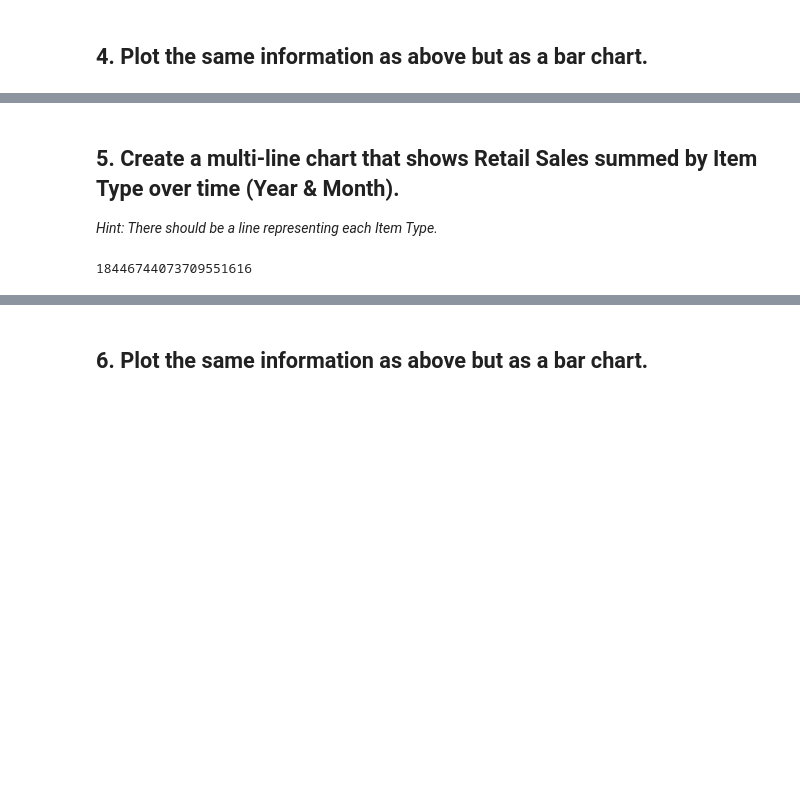
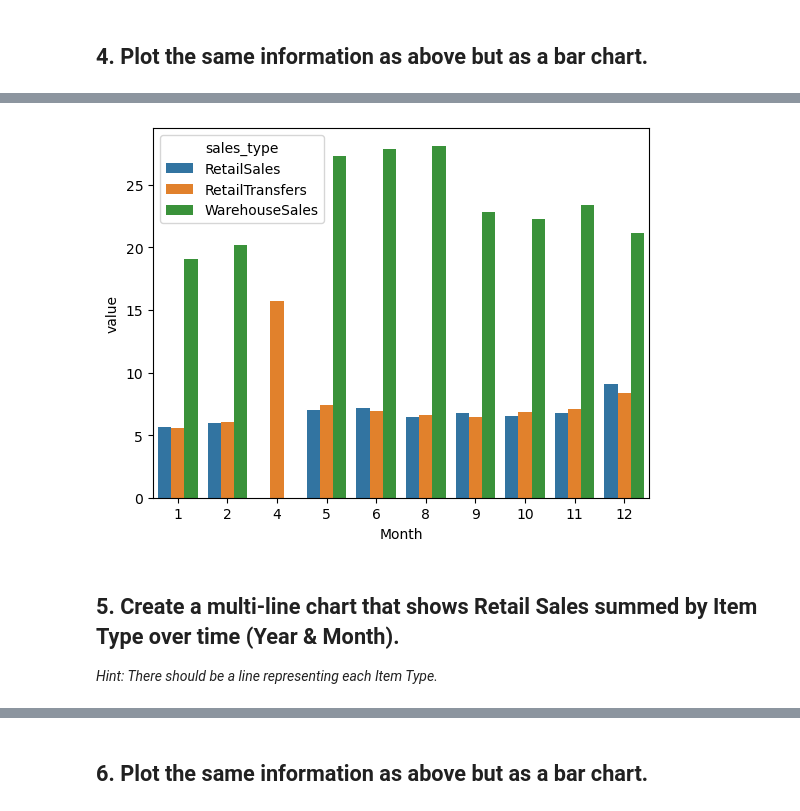
Before and after one commit to JonathonClegg/DAFT_0116, a Jupyter notebook: module_2/Lab_2_ Plotting-Multiple-Data-Series/main.ipynb, the cells around one changed output, grey strips where cells are left out. Saved outputs shown, nothing was run; the diff lists cells and outputs as text; code cells hidden in the pictures; blank space fills up the shorter version.

```diff
--- a/module_2/Lab_2_ Plotting-Multiple-Data-Series/main.ipynb
+++ b/module_2/Lab_2_ Plotting-Multiple-Data-Series/main.ipynb
@@ -126,7 +130,6 @@ ax = sns.barplot(x="value", y='Supplier', data=suppliers_Top10_melt, hue ='sales
 # %% [markdown]
 ## 4. Plot the same information as above but as a bar chart.
 # %%
-'''
-sales_piv_melt=sales_piv.melt(id_vars='Month', value_vars=['RetailSales','RetailTransfers','WarehouseSales'],\
-                         var_name='sales type')
-                         '''
+df_monthly_melt=df_monthly.melt(id_vars='Month', value_vars=['RetailSales','RetailTransfers','WarehouseSales'],\
+                         var_name='sales_type')
+df_monthly_melt
@@ -133,8 +154,8 @@ sales_piv_melt=sales_piv.melt(id_vars='Month', value_vars=['RetailSales','Retail
+# %%
+ax = sns.barplot(x="Month", y='value', data=df_monthly_melt, hue='sales_type')
+# %% [output]
+[figure, added]
 # %% [markdown]
 ## 5. Create a multi-line chart that shows Retail Sales summed by Item Type over time (Year & Month).
 
 *Hint: There should be a line representing each Item Type.*
-# %%
-2**64
-# %% [output]
-18446744073709551616
```
Also changed, not shown: parts of 9 cells of this notebook, 3 other files.
